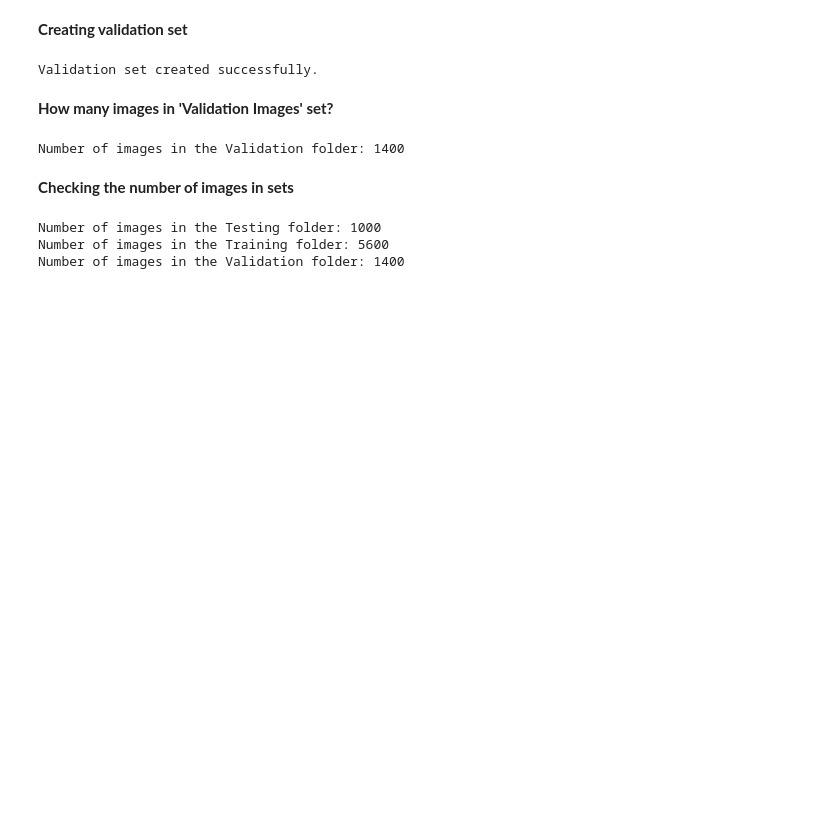
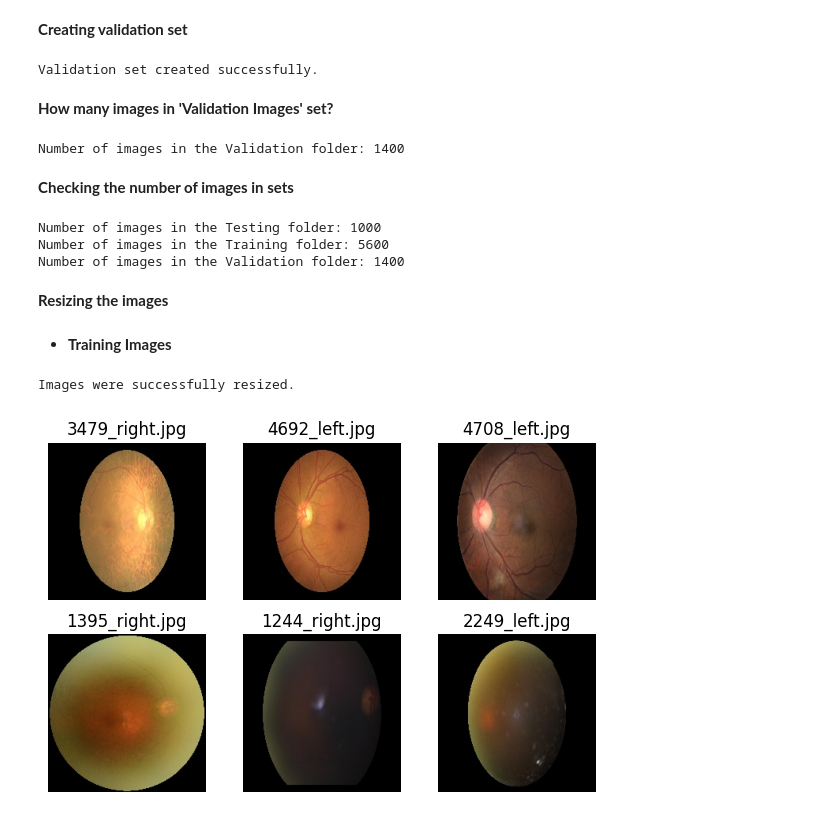
Before and after one commit to SefiyeArican/Ocular-Disease-Recognition, a Jupyter notebook: Fundus_Image_Processing.ipynb, the cells around one changed output. Drawn from its saved outputs; the diff is of its cells as text; code cells hidden in the pictures; blank space fills up the shorter version.

```diff
--- a/Fundus_Image_Processing.ipynb
+++ b/Fundus_Image_Processing.ipynb
@@ -448,3 +448,69 @@ print(f"Number of images in the Validation folder: {count_images_in_directory(va
 Number of images in the Testing folder: 1000
 Number of images in the Training folder: 5600
 Number of images in the Validation folder: 1400
+# %% [markdown]
+**Resizing the images**
+# %% [markdown]
+* **Training Images**
+# %%
+import os
+import cv2
+
+# Folder with images
+input_directory = '/content/odir-5k/ODIR-5K/ODIR-5K/Testing Images'
+# Folder to save resized images
+output_directory = '/content/odir-5k/ODIR-5K/ODIR-5K/Testing Images'
+os.makedirs(output_directory, exist_ok=True)
+
+# The new size
+new_size = (200, 200)
+
+for filename in os.listdir(input_directory):
+    if filename.endswith('.jpg'):
+        # Full path to image
+        img_path = os.path.join(input_directory, filename)
+        # Image upload
+        img = cv2.imread(img_path)
+        # Resize the image
+        resized_img = cv2.resize(img, new_size)
+        # Path to save the resized image
+        output_path = os.path.join(output_directory, filename)
+        # Save the resized image
+        cv2.imwrite(output_path, resized_img)
+
+print("Images were successfully resized.")
+# %% [output]
+Images were successfully resized.
+# %%
+import os
+import cv2
+import matplotlib.pyplot as plt
+import random
+
+output_directory = '/content/odir-5k/ODIR-5K/ODIR-5K/Testing Images'
+
+num_samples = 6
+
+# List all images
+all_images = [f for f in os.listdir(output_directory) if f.endswith('.jpg')]
+
+# To pick random images
+sample_images = random.sample(all_images, min(num_samples, len(all_images)))
+
+# Upload and visualize images
+fig, axes = plt.subplots(2, 3, figsize=(6, 4))
+axes = axes.flatten()
+
+for ax, image_name in zip(axes, sample_images):
+    img_path = os.path.join(output_directory, image_name)
+    img = cv2.imread(img_path)
+    # BGR to RGB conversion
+    img_rgb = cv2.cvtColor(img, cv2.COLOR_BGR2RGB)
+    ax.imshow(img_rgb)
+    ax.set_title(image_name)
+    ax.axis('off')
+
+plt.tight_layout()
+plt.show()
+# %% [output]
+[figure, added]
```
Also changed, not shown: parts of 1 cell of this notebook.
